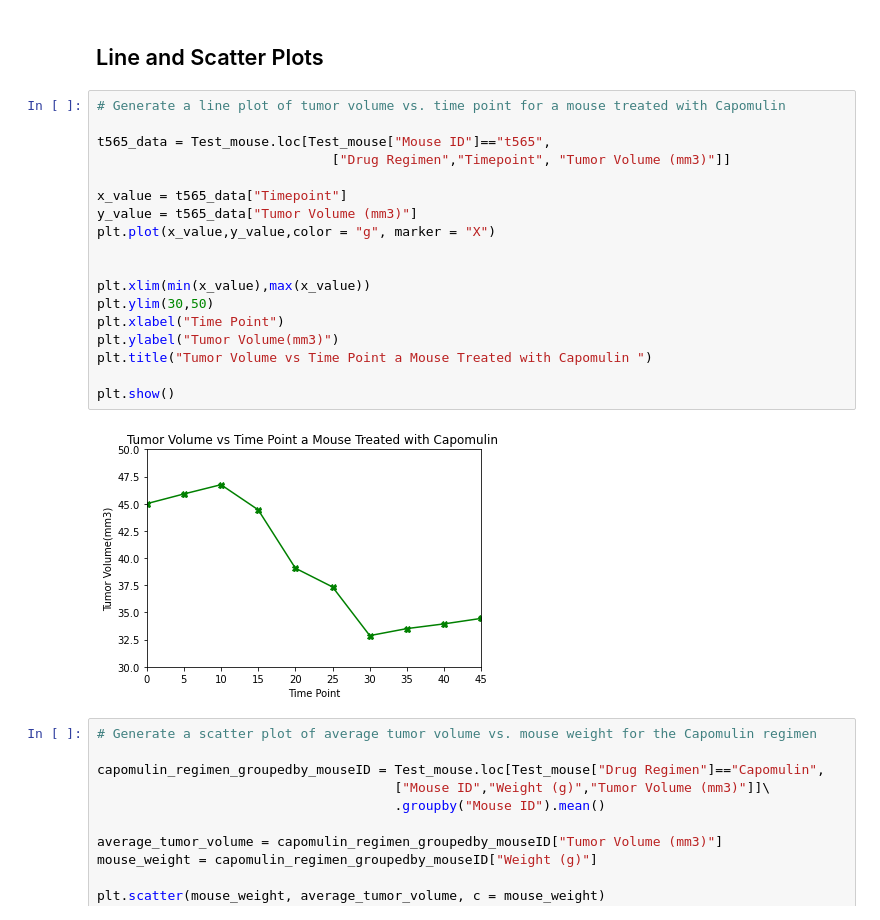
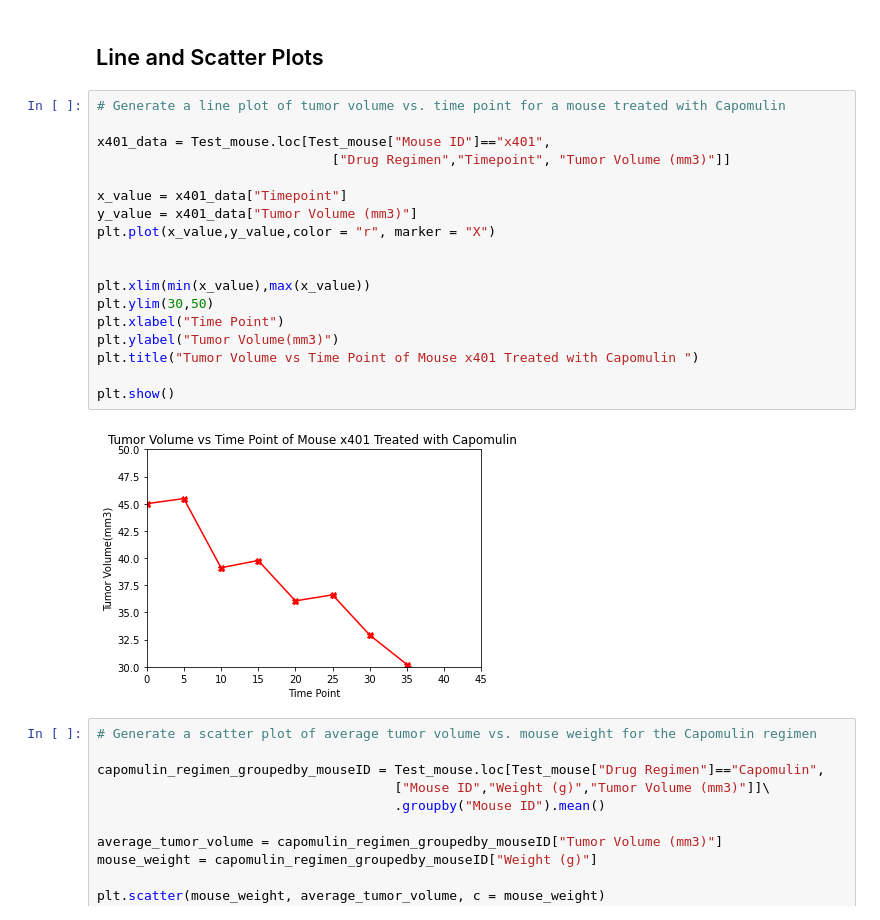
Before and after one commit to lmharlem/matplotlib-challenge, a Jupyter notebook: Pymaceuticals/pymaceuticals_starter.ipynb, the cells around one changed output. Cells and saved outputs as stored; diff of their text form.

```diff
--- a/Pymaceuticals/pymaceuticals_starter.ipynb
+++ b/Pymaceuticals/pymaceuticals_starter.ipynb
@@ -427,23 +425,23 @@ plt.show()
 # %%
 # Generate a line plot of tumor volume vs. time point for a mouse treated with Capomulin
 
-t565_data = Test_mouse.loc[Test_mouse["Mouse ID"]=="t565",
+x401_data = Test_mouse.loc[Test_mouse["Mouse ID"]=="x401",
                               ["Drug Regimen","Timepoint", "Tumor Volume (mm3)"]]
 
-x_value = t565_data["Timepoint"]
-y_value = t565_data["Tumor Volume (mm3)"]
-plt.plot(x_value,y_value,color = "g", marker = "X")
+x_value = x401_data["Timepoint"]
+y_value = x401_data["Tumor Volume (mm3)"]
+plt.plot(x_value,y_value,color = "r", marker = "X")
 
 
 plt.xlim(min(x_value),max(x_value))
 plt.ylim(30,50)
 plt.xlabel("Time Point")
 plt.ylabel("Tumor Volume(mm3)")
-plt.title("Tumor Volume vs Time Point a Mouse Treated with Capomulin ")
+plt.title("Tumor Volume vs Time Point of Mouse x401 Treated with Capomulin ")
 
 plt.show()
 # %% [output]
-[figure, old version]
+[figure, new version]
 # %%
 # Generate a scatter plot of average tumor volume vs. mouse weight for the Capomulin regimen
 
```
Also changed, not shown: parts of 2 cells of this notebook.
